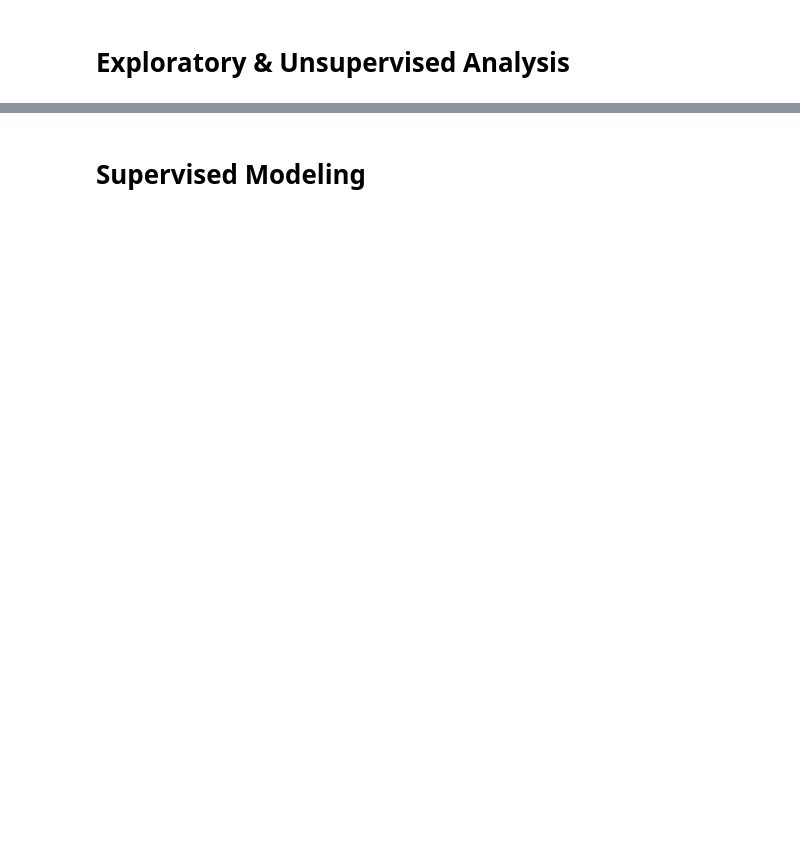
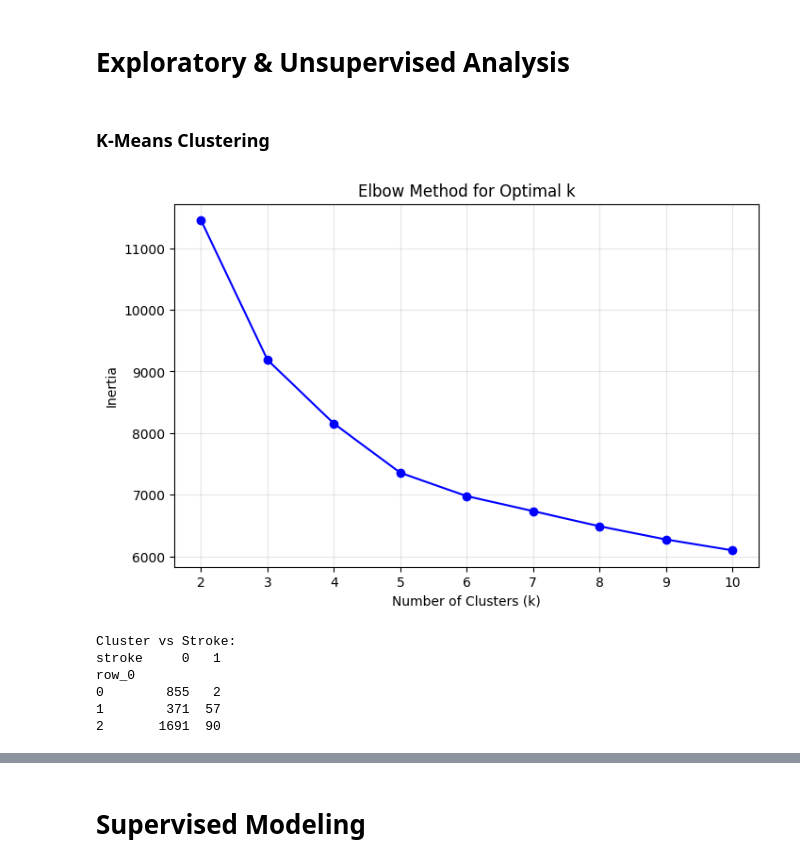
Before and after one commit to anthony-lamelas/Stroke_Prediction, a Jupyter notebook: main.ipynb, the cells around one changed output, grey strips where cells are left out. Saved outputs shown, nothing was run; the diff lists cells and outputs as text; code cells hidden in the pictures; blank space fills up the shorter version.

```diff
--- a/main.ipynb
+++ b/main.ipynb
@@ -368,3 +375,38 @@ X_train_scaled.head(10)
 | 4062 | 1.133250 | 0 | 0 | 1 | 1 | -0.330271 | -0.421290 | ... |
 # %% [markdown]
 # Exploratory & Unsupervised Analysis
+# %% [markdown]
+### K-Means Clustering
+# %%
+from sklearn.cluster import KMeans
+
+inertias = []
+K_range = range(2, 11)
+
+for k in K_range:
+    kmeans_temp = KMeans(n_clusters=k, random_state=42, n_init=10)
+    kmeans_temp.fit(X_train_scaled)
+    inertias.append(kmeans_temp.inertia_)
+
+plt.figure(figsize=(8, 5))
+plt.plot(K_range, inertias, 'bo-')
+plt.xlabel('Number of Clusters (k)')
+plt.ylabel('Inertia')
+plt.title('Elbow Method for Optimal k')
+plt.grid(True, alpha=0.3)
+plt.show()
+# %% [output]
+[figure, added]
+# %%
+kmeans = KMeans(n_clusters=3, random_state=42)
+clusters = kmeans.fit_predict(X_train_scaled)
+
+print("Cluster vs Stroke:")
+print(pd.crosstab(clusters, y_train))
+# %% [output]
+Cluster vs Stroke:
+stroke     0   1
+row_0
+0        855   2
+1        371  57
+2       1691  90
```
Also changed, not shown: parts of 20 cells of this notebook.
